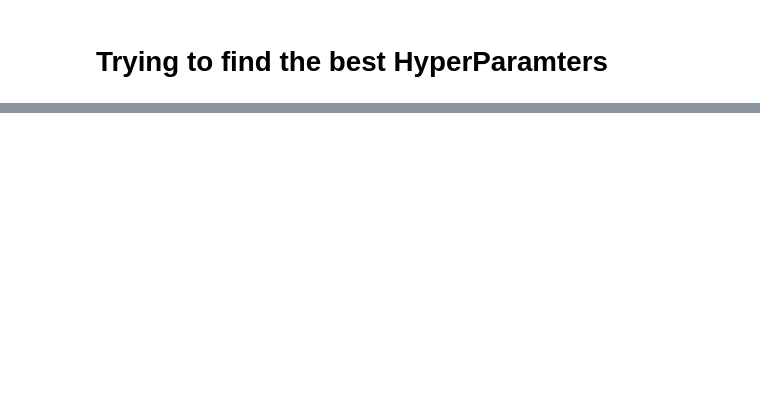
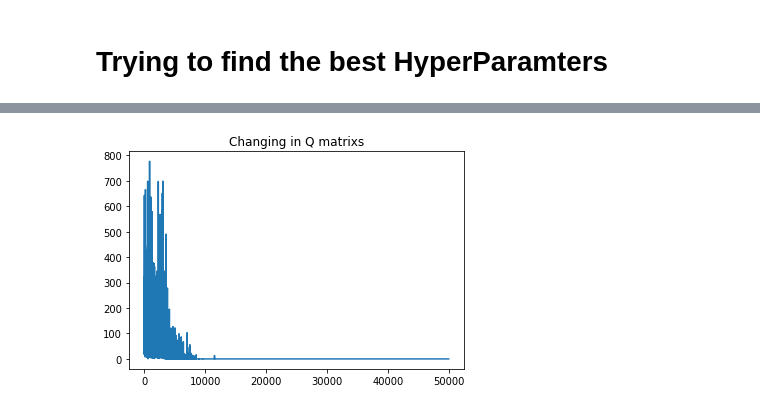
Before and after one commit to alexxcollins/Collins_Adib_INM707_CW, a Jupyter notebook: Hyperparamter_Tuning.ipynb, the cells around one changed output, grey strips where cells are left out. Cells and saved outputs as stored; diff of their text form; code cells hidden in the pictures; blank space fills up the shorter version.

```diff
--- a/Hyperparamter_Tuning.ipynb
+++ b/Hyperparamter_Tuning.ipynb
@@ -63,0 +65,7 @@ plt.show()
+# %%
+%%time
+alpha = 0.8
+gamma = 0.9
+epsilon = 0.7
+q_learning.max_episodes = 50000
+a_hist, Q_hist, Rtot = q_learning.learn(alpha,gamma,epsilon)
@@ -63,0 +75,4 @@ plt.show()
+# %%
+plot_Q_changing(Q_hist, absolute=True)
+# %% [output]
+[figure, added]
```
Also changed, not shown: parts of 9 cells of this notebook, 2 other files.
